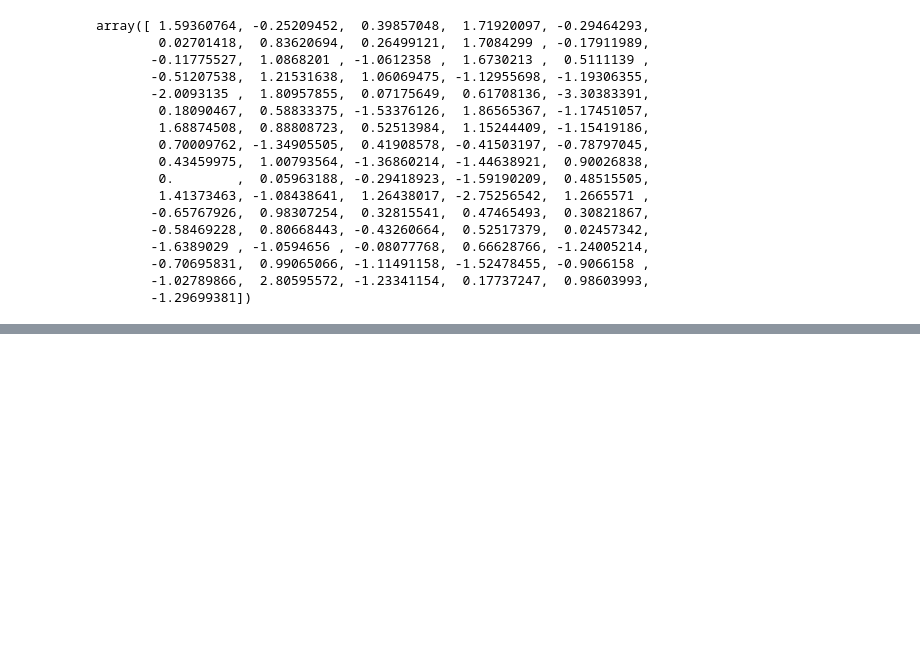
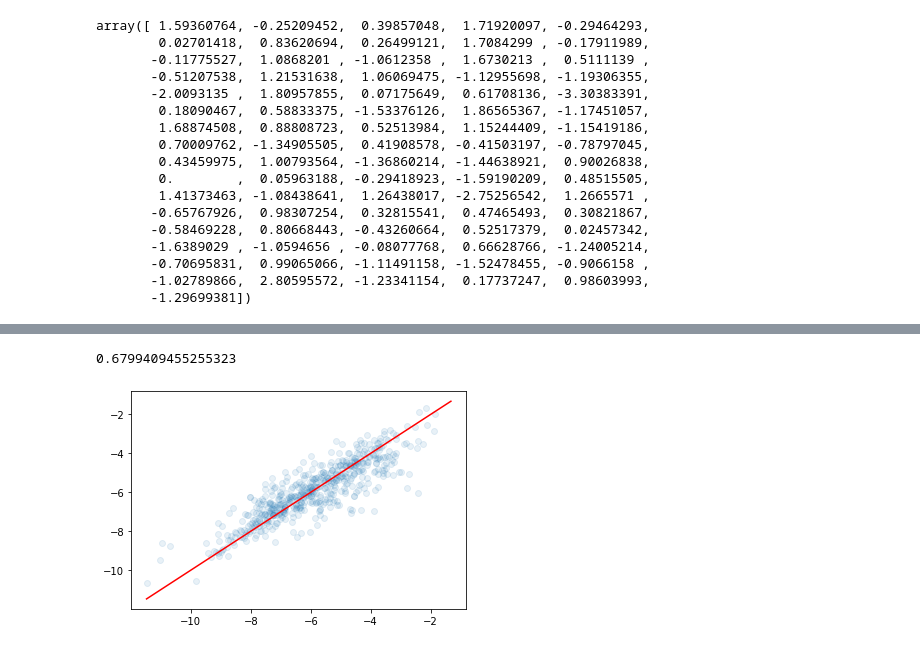
Before and after one commit to markus7800/VoxelNet, a Jupyter notebook: Untitled.ipynb, the cells around one changed output, grey strips where cells are left out. Cells and saved outputs as stored; diff of their text form; code cells hidden in the pictures; blank space fills up the shorter version.

```diff
--- a/Untitled.ipynb
+++ b/Untitled.ipynb
@@ -19,7 +19,7 @@ def drop_duplicates(df):
 def get_all_elements(df):
       return np.unique(np.hstack(np.array(df.species)))
 # %%
-df = pd.read_pickle("all_3_species_oxides.pkl")
+df = pd.read_pickle("data/all_3_species_oxides.pkl")
 # df = pd.read_pickle("all_221_cp5_3_species_oxides.pkl")
 # df = df[~df.enthalpy_formation_atom.isna()]
 df = drop_duplicates(df)
@@ -89,3 +84,0 @@ from  sklearn.linear_model import LinearRegression
-# %%
-LR = LinearRegression()
-LR.fit(X_train, y_train)
@@ -170,0 +148,3 @@ array([ 1.59360764, -0.25209452,  0.39857048,  1.71920097, -0.29464293,
+# %%
+mlp = MLPRegressor(random_state=0, max_iter=500)
+mlp.fit(X_train, y_train)
@@ -170,0 +164,11 @@ array([ 1.59360764, -0.25209452,  0.39857048,  1.71920097, -0.29464293,
+# %%
+y_test_pred = mlp.predict(X_test)
+np.mean((y_test_pred - y_test)**2)
+# %% [output]
+0.6799409455255323
+# %%
+plt.scatter(y_test, y_test_pred, alpha=0.1)
+plt.plot([y.min(), y.max()], [y.min(), y.max()], c="red")
+plt.show()
+# %% [output]
+[figure, added]
```
Also changed, not shown: parts of 14 cells of this notebook, 2 other files.
